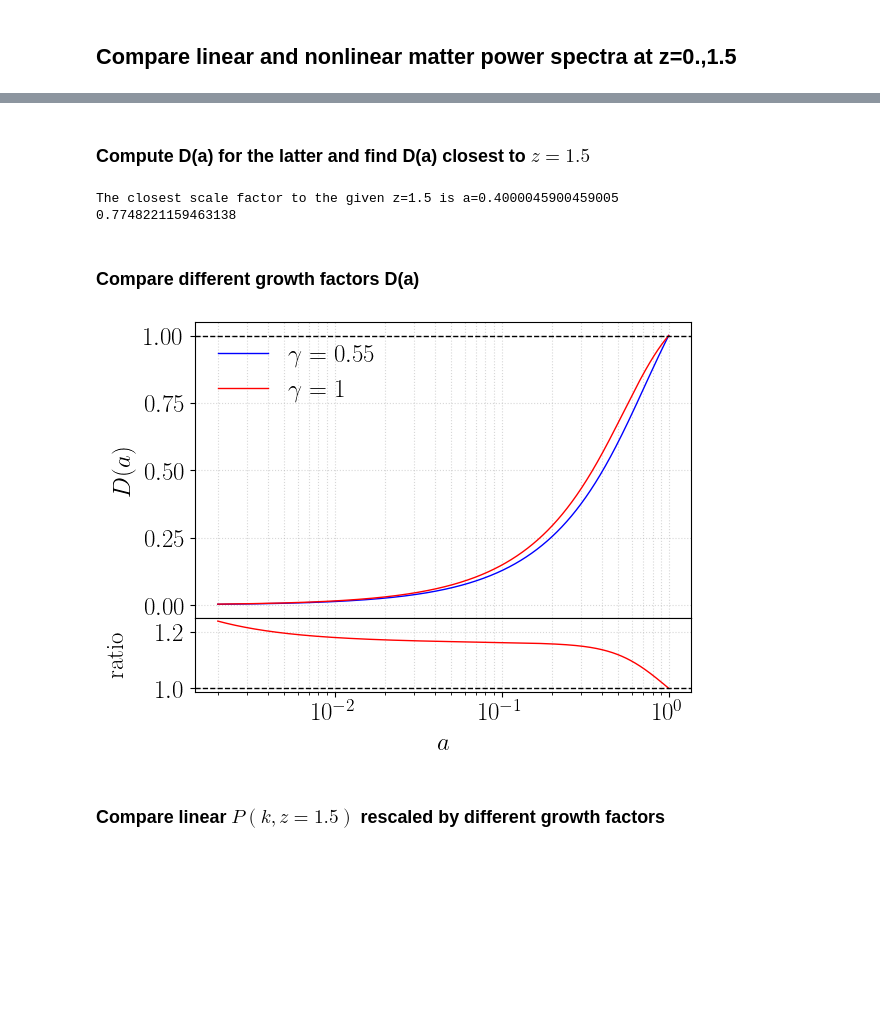
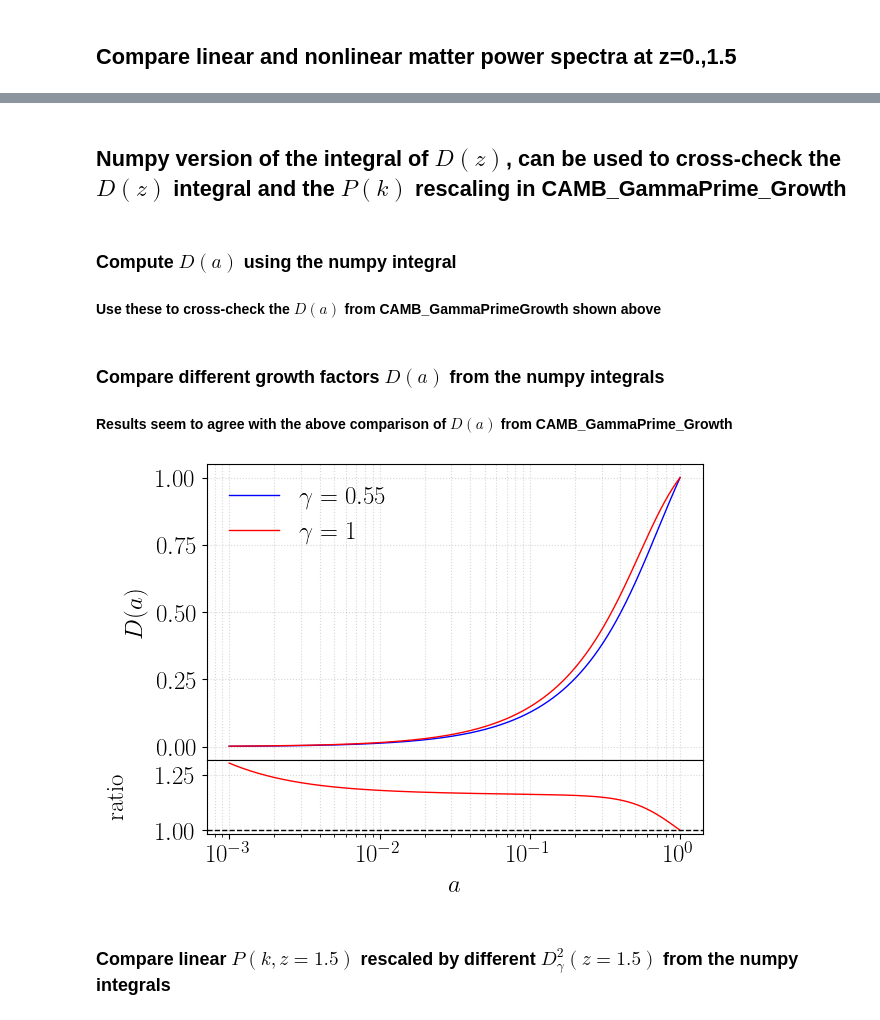
Before and after one commit to MinhMPA/CAMB_GammaPrime_Growth, a Jupyter notebook: notebooks/CAMB_test_nonlinear_Pk.ipynb, the cells around one changed output, grey strips where cells are left out. Drawn from its saved outputs; the diff is of its cells as text; code cells hidden in the pictures; blank space fills up the shorter version.

```diff
--- a/notebooks/CAMB_test_nonlinear_Pk.ipynb
+++ b/notebooks/CAMB_test_nonlinear_Pk.ipynb
@@ -103,11 +172,11 @@ array([0.39790578, 0.8025233 ])
 fig,ax=plt.subplots()
 for i, (redshift, line) in enumerate(zip(z,['-','--'])):
     ax.loglog(kh, pk_lin[i,:], color='k', ls = line, label='linear, z=%s'%z[i])
-    ax.loglog(kh_nonlin, pk_nonlin[i,:], color='b', ls = line, label='non-linear, boosted $\gamma=0.55, z=$%s'%z[i])
+    ax.loglog(kh_nonlin, pk_nonlin[i,:], color='b', ls = line, label='non-linear, $\gamma=0.55, z=$%s'%z[i])
     ax.loglog(kh_nonlin, pk_nonlin_gamma[i,:], color='r', ls = line, label='non-linear, $\gamma=1.0, z=$%s'%z[i])
 ax.set_xlabel(r'k $[h\,\mathrm{Mpc}^{-1}]$')
 ax.set_ylabel(r'$P(k)$ $[\mathrm{Mpc}\,h^{-1}]^3$')
 #ax.set_ylim(1,3E4)
 ax.grid(True, which="both", ls=":",alpha=0.5)
-ax.legend(loc='lower left');
+ax.legend(loc='lower left',fontsize=14,handlelength=1.25);
 # %% [output]
@@ -219,0 +231,15 @@ No artists with labels found to put in legend.  Note that artists whose label st
+# %%
+colors = iter(cm.rainbow(np.linspace(0, 1, len(gammas))))
+fig,ax=plt.subplots()
+for g,gamma in enumerate(gammas):
+    c = next(colors)
+    ax.loglog(a,D[g,::-1]/D[5,::-1],ls='-',c=c)
+
+ax.set_xlabel(r'$a$',fontsize=18)
+ax.set_ylabel(r'$D_{\gamma}(a)/D_{\gamma=0.55}(a)$',fontsize=18)
+ax.grid(True, which="both", ls=":",alpha=0.5)
+norm=matplotlib.colors.Normalize(vmin=gammas[0],vmax=gammas[-1])
+cbar=fig.colorbar(cm.ScalarMappable(norm=norm,cmap=cm.rainbow))
+cbar.set_label(r'$\gamma$')
+#ax.legend(loc='lower left')
+#ax.set_title(r'LCDM growth rate in $\gamma$ approximation');
@@ -219,0 +248,2 @@ No artists with labels found to put in legend.  Note that artists whose label st
+# %% [markdown]
+## Numpy version of the integral of $D(z)$, can be used to cross-check the $D(z)$ integral and the $P(k)$ rescaling in CAMB_GammaPrime_Growth
@@ -220,5 +279,6 @@ No artists with labels found to put in legend.  Note that artists whose label st
 # %% [markdown]
-### Compute D(a) for the latter and find D(a) closest to $z=1.5$
+### Compute $D(a)$ using the numpy integral
+#### Use these to cross-check the $D(a)$ from CAMB_GammaPrimeGrowth shown above
 # %%
 def find_nearest(array, value):
     array = np.asarray(array)
@@ -233,7 +293,7 @@ a_0=1./(1.+z_0)
 idx,value=find_nearest(a,a_0)
 kmin=1e-4
 kmax=2.0
-print(f"The closest scale factor to the given z={redshift_snapshots[0]} is a={value}".format(redshift_snapshots[0],value))
+#print(f"The closest scale factor to the given z={redshift_snapshots[0]} is a={value}".format(redshift_snapshots[0],value))
 
 cosmo_params = camb.CAMBparams()
 ### Consider LCDM cosmology with only one massive neutrino, helium then set through the BBN consistency
@@ -249,7 +309,7 @@ Omega_b=results.get_Omega('baryon',z=-1.+1./a)
 Omega_m=Omega_cdm+Omega_b
 
 f=growth_rate(a,Omega_m,gamma0=0.55,gamma1=0.0)
-D=growth_factor(a,f)
+D_num=growth_factor(a,f)
 
 cosmo_params = camb.CAMBparams()
 ### Consider LCDM cosmology with only one massive neutrino, helium then set through the BBN consistency
@@ -265,35 +325,30 @@ Omega_b_gamma=results.get_Omega('baryon',z=-1.+1./a)
 Omega_m_gamma=Omega_cdm_gamma+Omega_b_gamma
 
 f_gamma=growth_rate(a,Omega_m_gamma,gamma0=1.0,gamma1=0.0)
-D_gamma=growth_factor(a,f_gamma)
+D_gamma_num=growth_factor(a,f_gamma)
 
-pk_gamma=pk_lin[0,:]*(D_gamma[idx]**2)
-pk_check=pk_lin[0,:]*(D[idx]**2)
-
-print((D[idx]/D_gamma[idx])**2)
+pk_gamma=pk_lin[0,:]*(D_gamma_num[idx]**2)
+pk_check=pk_lin[0,:]*(D_num[idx]**2)
-# %% [output]
-The closest scale factor to the given z=1.5 is a=0.4000045900459005
-0.7748221159463138
 # %% [markdown]
-### Compare different growth factors D(a)
+### Compare different growth factors $D(a)$ from the numpy integrals
+#### Results seem to agree with the above comparison of $D(a)$ from CAMB_GammaPrime_Growth
 # %%
 fig, ax = plt.subplots(2, sharex=True, sharey=False, gridspec_kw={'hspace': 0., 'wspace':0., 'height_ratios':[8, 2]}, figsize=(6.4, 4.8))
-cutoff=100
-ax[0].semilogx(a[cutoff:],D[cutoff:],ls='-',c='b',label=r'$\gamma=0.55$')
-ax[0].semilogx(a[cutoff:],D_gamma[cutoff:],ls='-',c='r',label=r'$\gamma=1$')
-ax[0].axhline(y=1.0,ls='--',c='k')
+cutoff=0
+ax[0].semilogx(a[cutoff:],D_num[cutoff:],ls='-',c='b',label=r'$\gamma=0.55$')
+ax[0].semilogx(a[cutoff:],D_gamma_num[cutoff:],ls='-',c='r',label=r'$\gamma=1$')
 ax[0].grid(True, which="both", ls=":",alpha=0.5)
 ax[1].set_xlabel(r'$a$')
 ax[0].set_ylabel(r'$D(a)$')
 ax[1].semilogx(a[cutoff:],D_gamma[cutoff:]/D[cutoff:],color='r')
 ax[1].axhline(y=1.0,ls='--',c='k')
 ax[1].grid(True,which="both",ls=':',alpha=0.5)
 ax[1].set_ylabel(r'ratio',labelpad=20)
 ax[0].legend(loc='upper left');
 #ax[0].set_title('LCDM vs. $\gamma_0=0.55,\gamma_1=1.0$ growth factor');
 # %% [output]
-[figure, old version]
+[figure, new version]
 # %% [markdown]
-### Compare linear $P(k,z=1.5)$ rescaled by different growth factors
+### Compare linear $P(k,z=1.5)$ rescaled by different $D^2_\gamma(z=1.5)$ from the numpy integrals
 # %%
 fig, ax = plt.subplots(2, sharex=True, sharey=False, gridspec_kw={'hspace': 0., 'wspace':0., 'height_ratios':[8, 2]}, figsize=(6.4, 4.8))
```
Also changed, not shown: parts of 23 cells of this notebook.
